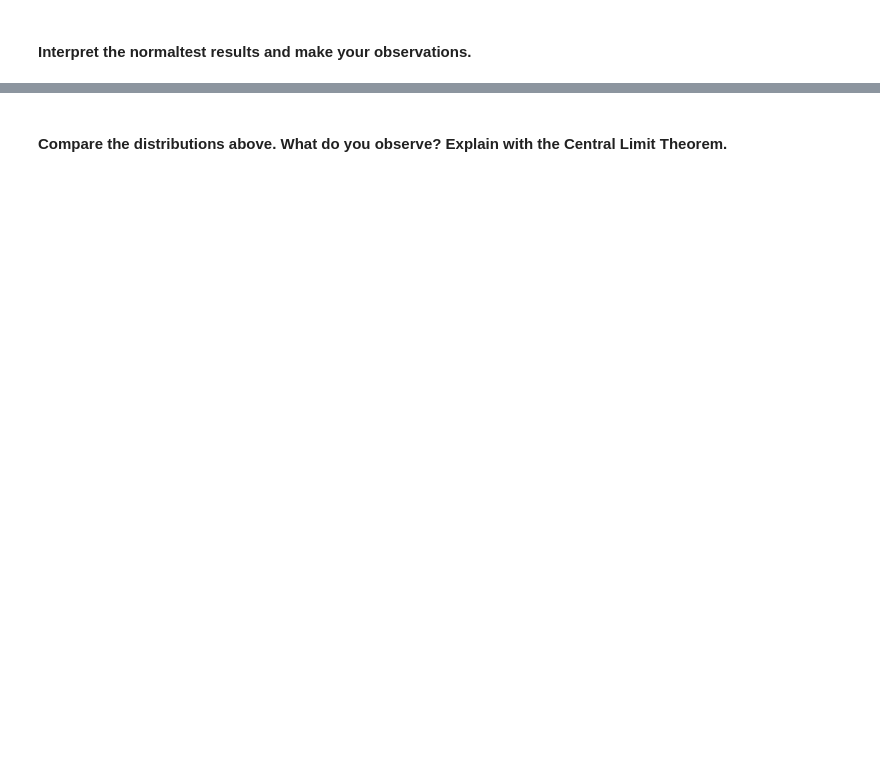
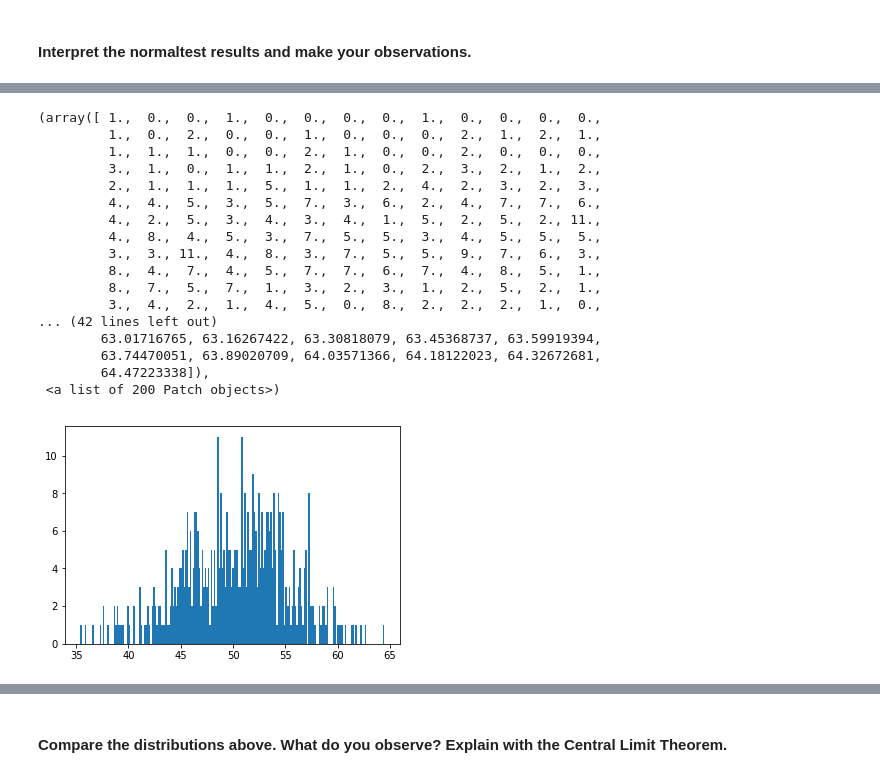
Before and after one commit to ta-data-bcn/lab-probability-dist, a Jupyter notebook: your_code/main.ipynb, the cells around one changed output, grey strips where cells are left out. Saved outputs shown, nothing was run; the diff lists cells and outputs as text; code cells hidden in the pictures; blank space fills up the shorter version.

```diff
--- a/your_code/main.ipynb
+++ b/your_code/main.ipynb
@@ -18,0 +40,6 @@ Use mean=50, standard_deviation=5, and sample_size=[10, 50, 500, 5000] to genera
+# %%
+mean = 50
+standard_deviation = 5
+sample_size = [500]
+
+random_samples_500 = np.random.normal(loc= mean, scale = standard_deviation, size = sample_size)
@@ -34,0 +110,21 @@ Use matplotlib to plot a histogram of each sample.
+# %%
+plt.hist(random_samples_500, bins= 200)
+# %% [output]
+(array([ 1.,  0.,  0.,  1.,  0.,  0.,  0.,  0.,  1.,  0.,  0.,  0.,  0.,
+         1.,  0.,  2.,  0.,  0.,  1.,  0.,  0.,  0.,  2.,  1.,  2.,  1.,
+         1.,  1.,  1.,  0.,  0.,  2.,  1.,  0.,  0.,  2.,  0.,  0.,  0.,
+         3.,  1.,  0.,  1.,  1.,  2.,  1.,  0.,  2.,  3.,  2.,  1.,  2.,
+         2.,  1.,  1.,  1.,  5.,  1.,  1.,  2.,  4.,  2.,  3.,  2.,  3.,
+         4.,  4.,  5.,  3.,  5.,  7.,  3.,  6.,  2.,  4.,  7.,  7.,  6.,
+         4.,  2.,  5.,  3.,  4.,  3.,  4.,  1.,  5.,  2.,  5.,  2., 11.,
+         4.,  8.,  4.,  5.,  3.,  7.,  5.,  5.,  3.,  4.,  5.,  5.,  5.,
+         3.,  3., 11.,  4.,  8.,  3.,  7.,  5.,  5.,  9.,  7.,  6.,  3.,
+         8.,  4.,  7.,  4.,  5.,  7.,  7.,  6.,  7.,  4.,  8.,  5.,  1.,
+         8.,  7.,  5.,  7.,  1.,  3.,  2.,  3.,  1.,  2.,  5.,  2.,  1.,
+         3.,  4.,  2.,  1.,  4.,  5.,  0.,  8.,  2.,  2.,  2.,  1.,  0.,
+... (42 lines left out)
+        63.01716765, 63.16267422, 63.30818079, 63.45368737, 63.59919394,
+        63.74470051, 63.89020709, 64.03571366, 64.18122023, 64.32672681,
+        64.47223338]),
+ <a list of 200 Patch objects>)
+[figure, added]
```
Also changed, not shown: parts of 40 cells of this notebook.
